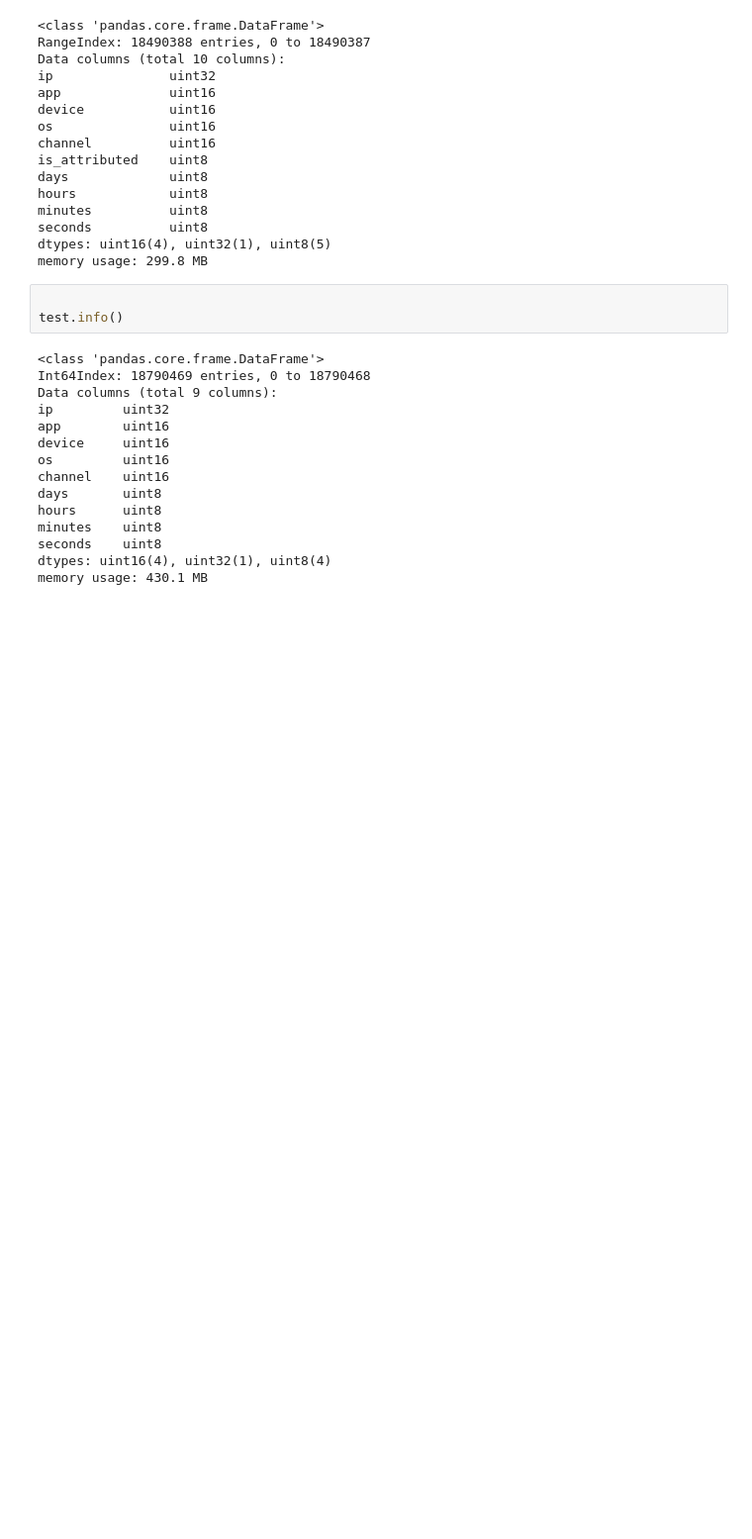
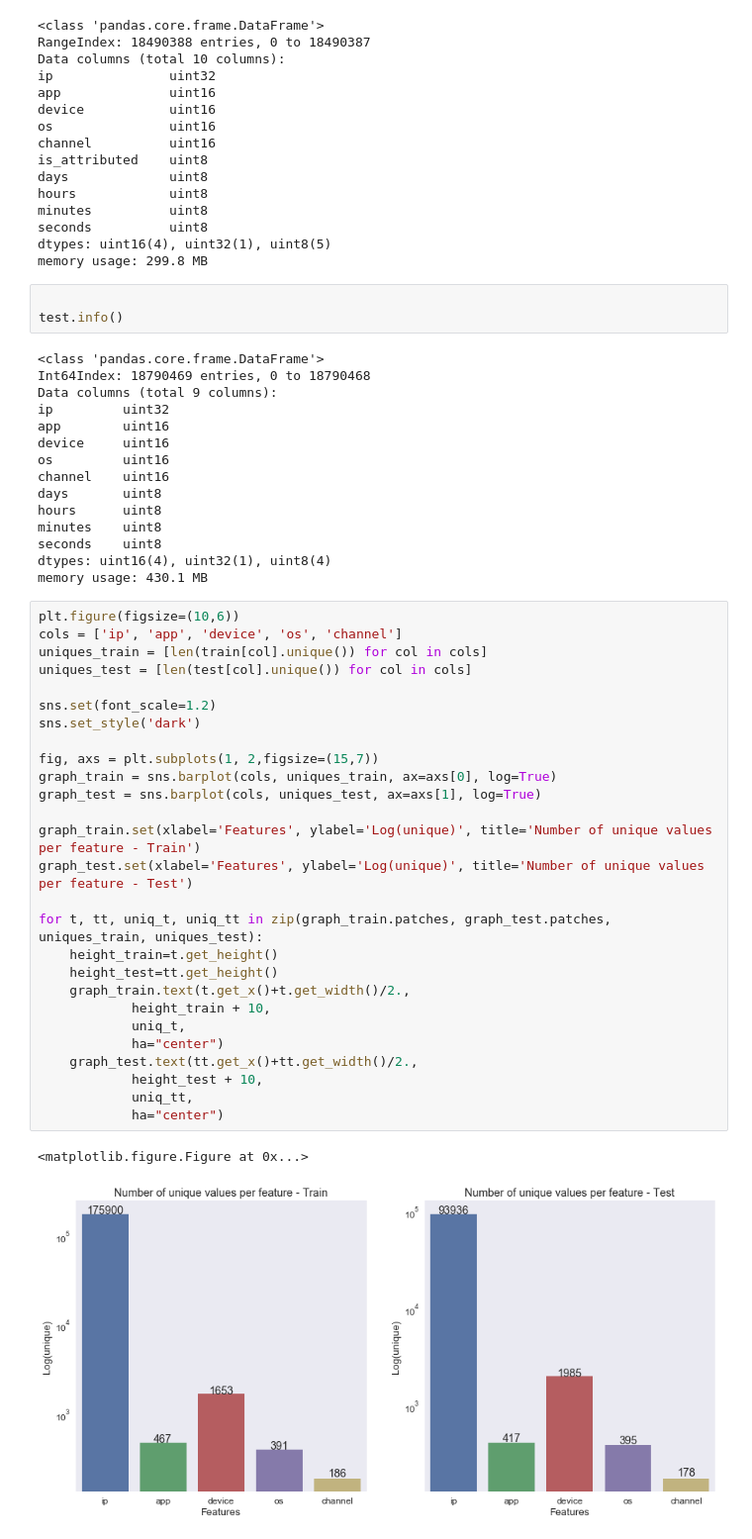
Before and after one commit to rgriva/Kaggle, a Jupyter notebook: EDA-A.ipynb, the cells around one changed output. Shown: that part at 99% size. Drawn from its saved outputs; the diff is of its cells as text; blank space fills up the shorter version.

```diff
--- a/EDA-A.ipynb
+++ b/EDA-A.ipynb
@@ -103,3 +108,33 @@ minutes    uint8
 seconds    uint8
 dtypes: uint16(4), uint32(1), uint8(4)
 memory usage: 430.1 MB
+# %%
+plt.figure(figsize=(10,6))
+cols = ['ip', 'app', 'device', 'os', 'channel']
+uniques_train = [len(train[col].unique()) for col in cols]
+uniques_test = [len(test[col].unique()) for col in cols]
+
+sns.set(font_scale=1.2)
+sns.set_style('dark')
+
+fig, axs = plt.subplots(1, 2,figsize=(15,7))
+graph_train = sns.barplot(cols, uniques_train, ax=axs[0], log=True)
+graph_test = sns.barplot(cols, uniques_test, ax=axs[1], log=True)
+
+graph_train.set(xlabel='Features', ylabel='Log(unique)', title='Number of unique values per feature - Train')
+graph_test.set(xlabel='Features', ylabel='Log(unique)', title='Number of unique values per feature - Test')
+
+for t, tt, uniq_t, uniq_tt in zip(graph_train.patches, graph_test.patches, uniques_train, uniques_test):
+    height_train=t.get_height()
+    height_test=tt.get_height()
+    graph_train.text(t.get_x()+t.get_width()/2.,
+            height_train + 10,
+            uniq_t,
+            ha="center")
+    graph_test.text(tt.get_x()+tt.get_width()/2.,
+            height_test + 10,
+            uniq_tt,
+            ha="center")
+# %% [output]
+<matplotlib.figure.Figure at 0x...>
+[figure, added]
```
Also changed, not shown: parts of 12 cells of this notebook.
